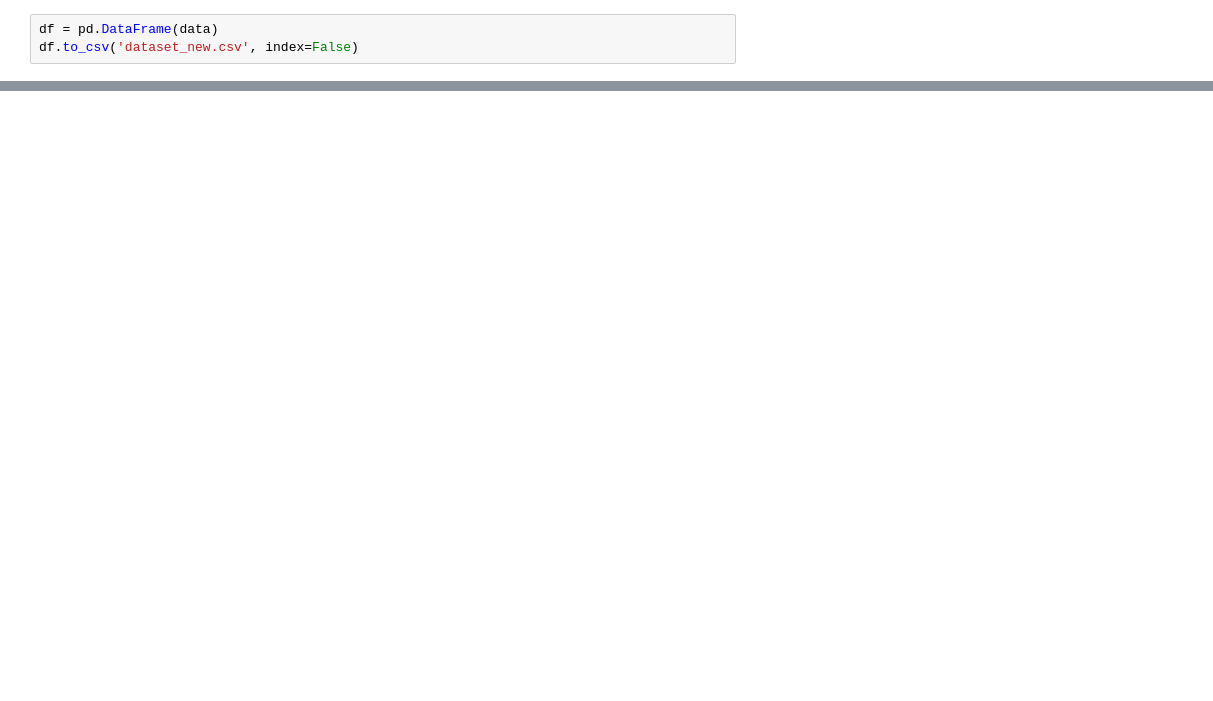
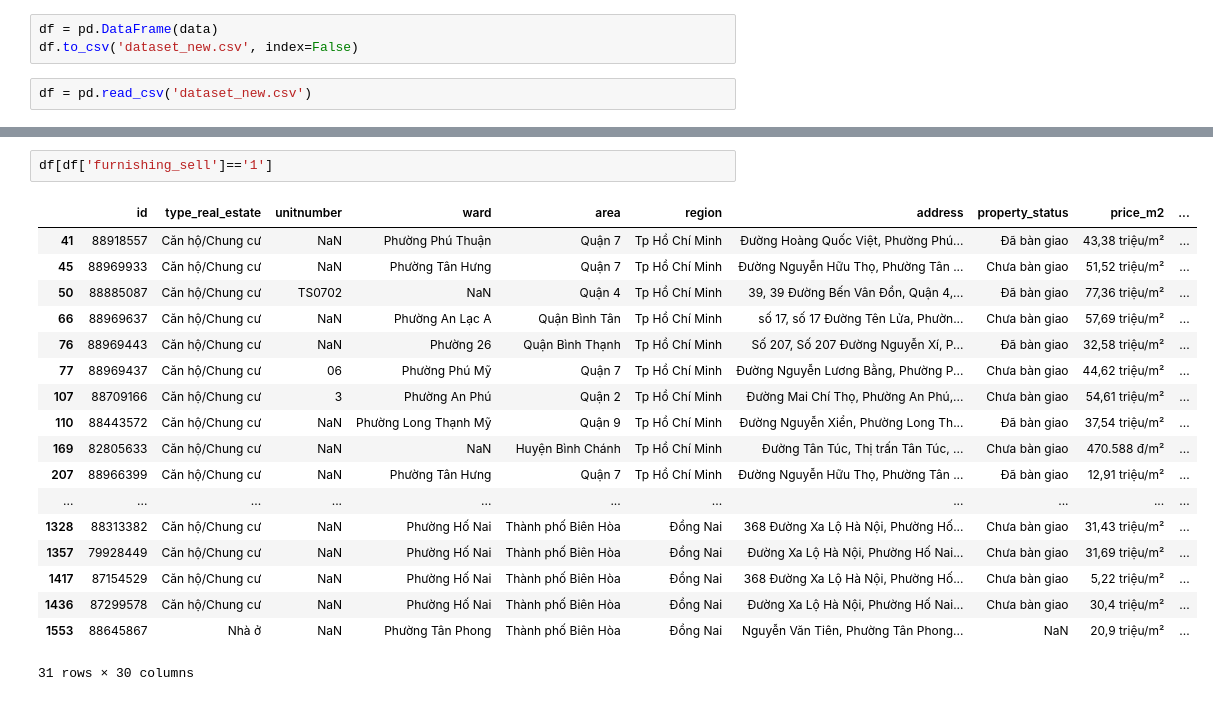
Before and after one commit to DaiVo20/-Real-Estate-Data-Analysis, a Jupyter notebook: BatDongSan/crawl_data.ipynb, the cells around one changed output, grey strips where cells are left out. Saved outputs shown, nothing was run; the diff lists cells and outputs as text; blank space fills up the shorter version.

Commit message:
update dataset.csv

```diff
--- a/BatDongSan/crawl_data.ipynb
+++ b/BatDongSan/crawl_data.ipynb
@@ -158,3 +162,5 @@ Crawled 2170 item
 # %%
 df = pd.DataFrame(data)
 df.to_csv('dataset_new.csv', index=False)
+# %%
+df = pd.read_csv('dataset_new.csv')
@@ -160,0 +189,21 @@ df.to_csv('dataset_new.csv', index=False)
+# %%
+df[df['furnishing_sell']=='1']
+# %% [output]
+|  | id | type_real_estate | unitnumber | ward | area | region | address | property_status | price_m2 | ... |
+| 41 | 88918557 | Căn hộ/Chung cư | NaN | Phường Phú Thuận | Quận 7 | Tp Hồ Chí Minh | Đường Hoàng Quốc Việt, Phường Phú... | Đã bàn giao | 43,38 triệu/m² | ... |
+| 45 | 88969933 | Căn hộ/Chung cư | NaN | Phường Tân Hưng | Quận 7 | Tp Hồ Chí Minh | Đường Nguyễn Hữu Thọ, Phường Tân ... | Chưa bàn giao | 51,52 triệu/m² | ... |
+| 50 | 88885087 | Căn hộ/Chung cư | TS0702 | NaN | Quận 4 | Tp Hồ Chí Minh | 39, 39 Đường Bến Vân Đồn, Quận 4,... | Đã bàn giao | 77,36 triệu/m² | ... |
+| 66 | 88969637 | Căn hộ/Chung cư | NaN | Phường An Lạc A | Quận Bình Tân | Tp Hồ Chí Minh | số 17, số 17 Đường Tên Lửa, Phườn... | Chưa bàn giao | 57,69 triệu/m² | ... |
+| 76 | 88969443 | Căn hộ/Chung cư | NaN | Phường 26 | Quận Bình Thạnh | Tp Hồ Chí Minh | Số 207, Số 207 Đường Nguyễn Xí, P... | Đã bàn giao | 32,58 triệu/m² | ... |
+| 77 | 88969437 | Căn hộ/Chung cư | 06 | Phường Phú Mỹ | Quận 7 | Tp Hồ Chí Minh | Đường Nguyễn Lương Bằng, Phường P... | Chưa bàn giao | 44,62 triệu/m² | ... |
+| 107 | 88709166 | Căn hộ/Chung cư | 3 | Phường An Phú | Quận 2 | Tp Hồ Chí Minh | Đường Mai Chí Thọ, Phường An Phú,... | Chưa bàn giao | 54,61 triệu/m² | ... |
+| 110 | 88443572 | Căn hộ/Chung cư | NaN | Phường Long Thạnh Mỹ | Quận 9 | Tp Hồ Chí Minh | Đường Nguyễn Xiển, Phường Long Th... | Đã bàn giao | 37,54 triệu/m² | ... |
+| 169 | 82805633 | Căn hộ/Chung cư | NaN | NaN | Huyện Bình Chánh | Tp Hồ Chí Minh | Đường Tân Túc, Thị trấn Tân Túc, ... | Chưa bàn giao | 470.588 đ/m² | ... |
+| 207 | 88966399 | Căn hộ/Chung cư | NaN | Phường Tân Hưng | Quận 7 | Tp Hồ Chí Minh | Đường Nguyễn Hữu Thọ, Phường Tân ... | Đã bàn giao | 12,91 triệu/m² | ... |
+| ... | ... | ... | ... | ... | ... | ... | ... | ... | ... | ... |
+| 1328 | 88313382 | Căn hộ/Chung cư | NaN | Phường Hố Nai | Thành phố Biên Hòa | Đồng Nai | 368 Đường Xa Lộ Hà Nội, Phường Hố... | Chưa bàn giao | 31,43 triệu/m² | ... |
+| 1357 | 79928449 | Căn hộ/Chung cư | NaN | Phường Hố Nai | Thành phố Biên Hòa | Đồng Nai | Đường Xa Lộ Hà Nội, Phường Hố Nai... | Chưa bàn giao | 31,69 triệu/m² | ... |
+| 1417 | 87154529 | Căn hộ/Chung cư | NaN | Phường Hố Nai | Thành phố Biên Hòa | Đồng Nai | 368 Đường Xa Lộ Hà Nội, Phường Hố... | Chưa bàn giao | 5,22 triệu/m² | ... |
+| 1436 | 87299578 | Căn hộ/Chung cư | NaN | Phường Hố Nai | Thành phố Biên Hòa | Đồng Nai | Đường Xa Lộ Hà Nội, Phường Hố Nai... | Chưa bàn giao | 30,4 triệu/m² | ... |
+| 1553 | 88645867 | Nhà ở | NaN | Phường Tân Phong | Thành phố Biên Hòa | Đồng Nai | Nguyễn Văn Tiên, Phường Tân Phong... | NaN | 20,9 triệu/m² | ... |
+31 rows × 30 columns
```
Also changed, not shown: parts of 4 cells of this notebook, 1 other file.
